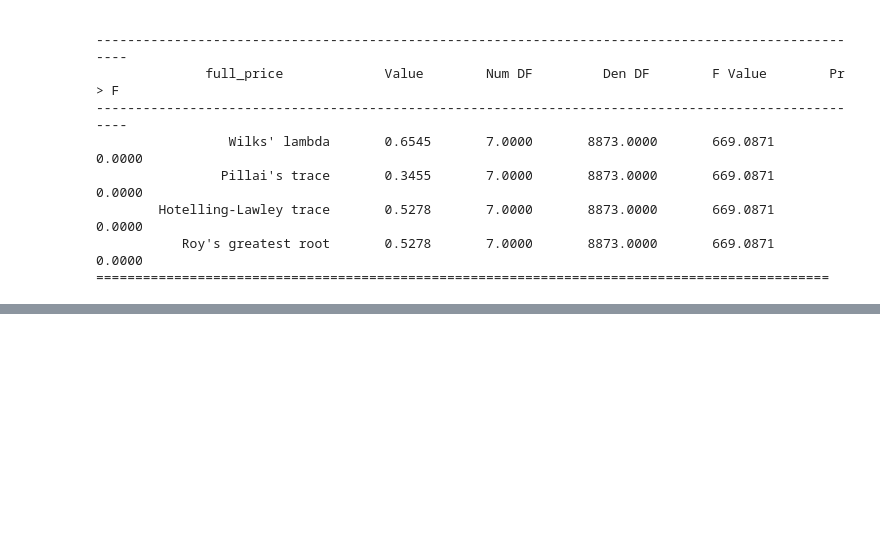
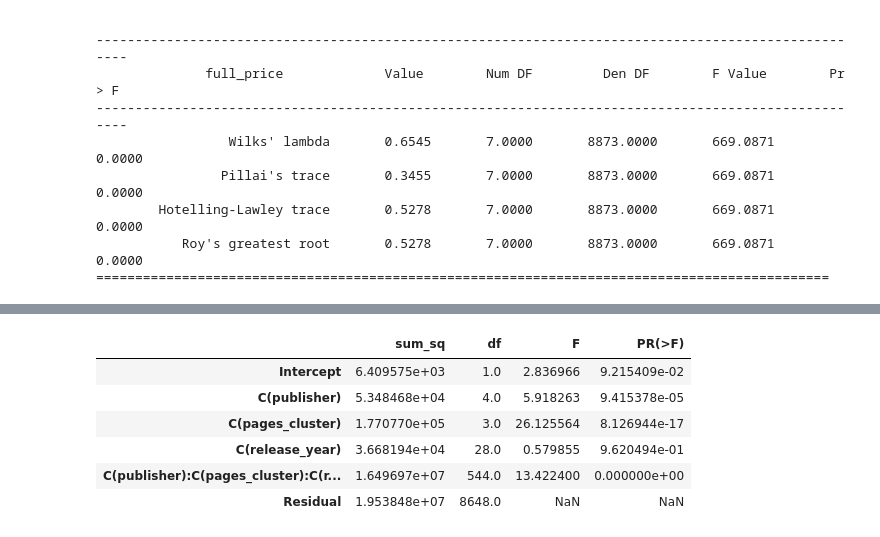
Before and after one commit to BrunoSantosPK/some_analysis, a Jupyter notebook: notebooks/analysis_hq_prices.ipynb, the cells around one changed output, grey strips where cells are left out. Saved outputs shown, nothing was run; the diff lists cells and outputs as text; code cells hidden in the pictures; blank space fills up the shorter version.

```diff
--- a/notebooks/analysis_hq_prices.ipynb
+++ b/notebooks/analysis_hq_prices.ipynb
@@ -201,0 +246,15 @@ print(fit.mv_test())
+# %%
+def cluster_page(value: int):
+    if value < 100:
+        return "C1"
+    elif value < 250:
+        return "C2"
+    elif value < 450:
+        return "C3"
+    else:
+        return "C4"
+dataset["pages_cluster"] = dataset.pages.apply(lambda x: cluster_page(x))
+# %%
+modelo = ols("full_price ~ C(publisher) + C(pages_cluster) + C(release_year) + C(publisher):C(pages_cluster):C(release_year)", data=dataset).fit()
+anova_results = sm.stats.anova_lm(modelo, typ=3)
+print(anova_results)
@@ -202,3 +277,13 @@ print(fit.mv_test())
+# %%
+anova_results
+# %% [output]
+|  | sum_sq | df | F | PR(>F) |
+| Intercept | 6.409575e+03 | 1.0 | 2.836966 | 9.215409e-02 |
+| C(publisher) | 5.348468e+04 | 4.0 | 5.918263 | 9.415378e-05 |
+| C(pages_cluster) | 1.770770e+05 | 3.0 | 26.125564 | 8.126944e-17 |
+| C(release_year) | 3.668194e+04 | 28.0 | 0.579855 | 9.620494e-01 |
+| C(publisher):C(pages_cluster):C(r... | 1.649697e+07 | 544.0 | 13.422400 | 0.000000e+00 |
+| Residual | 1.953848e+07 | 8648.0 | NaN | NaN |
 # %%
 # Exibir um gráfico de barras com os preços médios por editora nos últimos 5 anos
 # Exibir um gráfico de barras com a quantidade de lançamentos por editora nos últimos 5 anos
```
Also changed, not shown: parts of 6 cells of this notebook, 5 other files.
